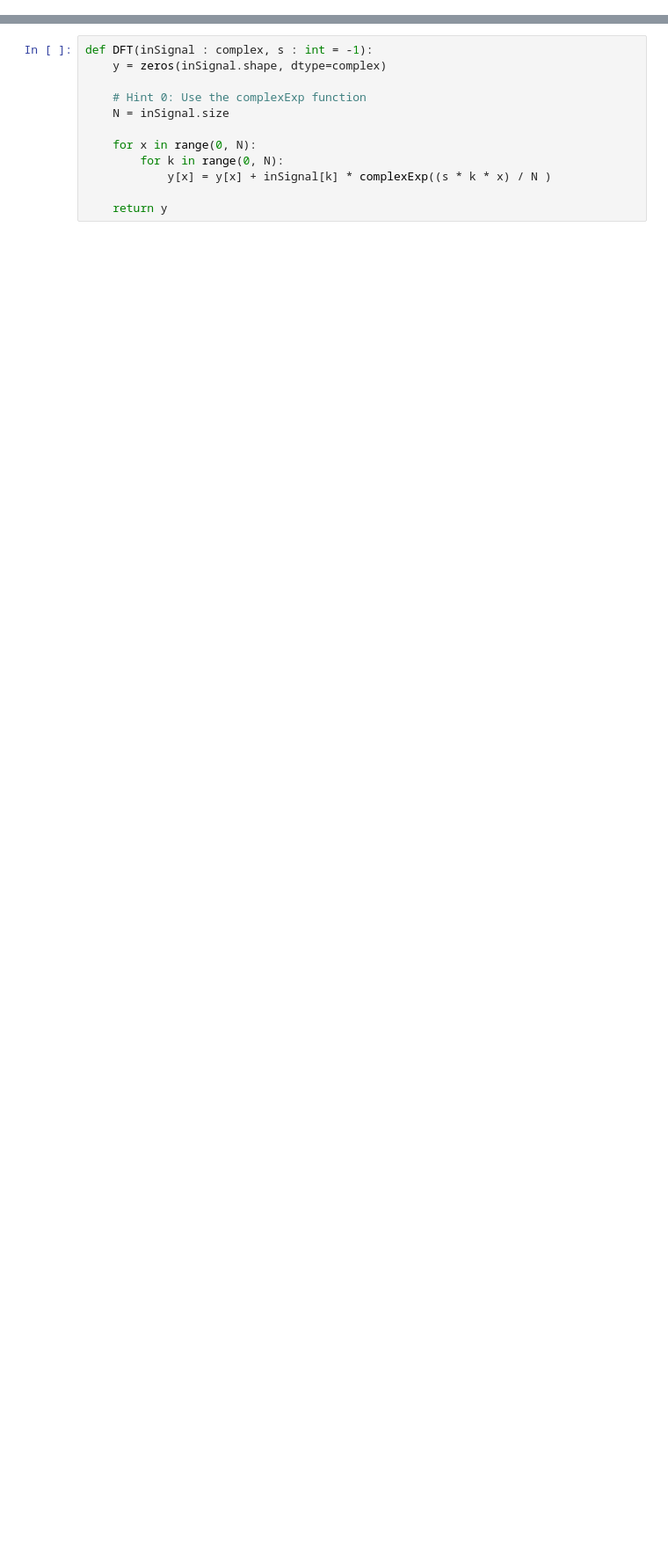
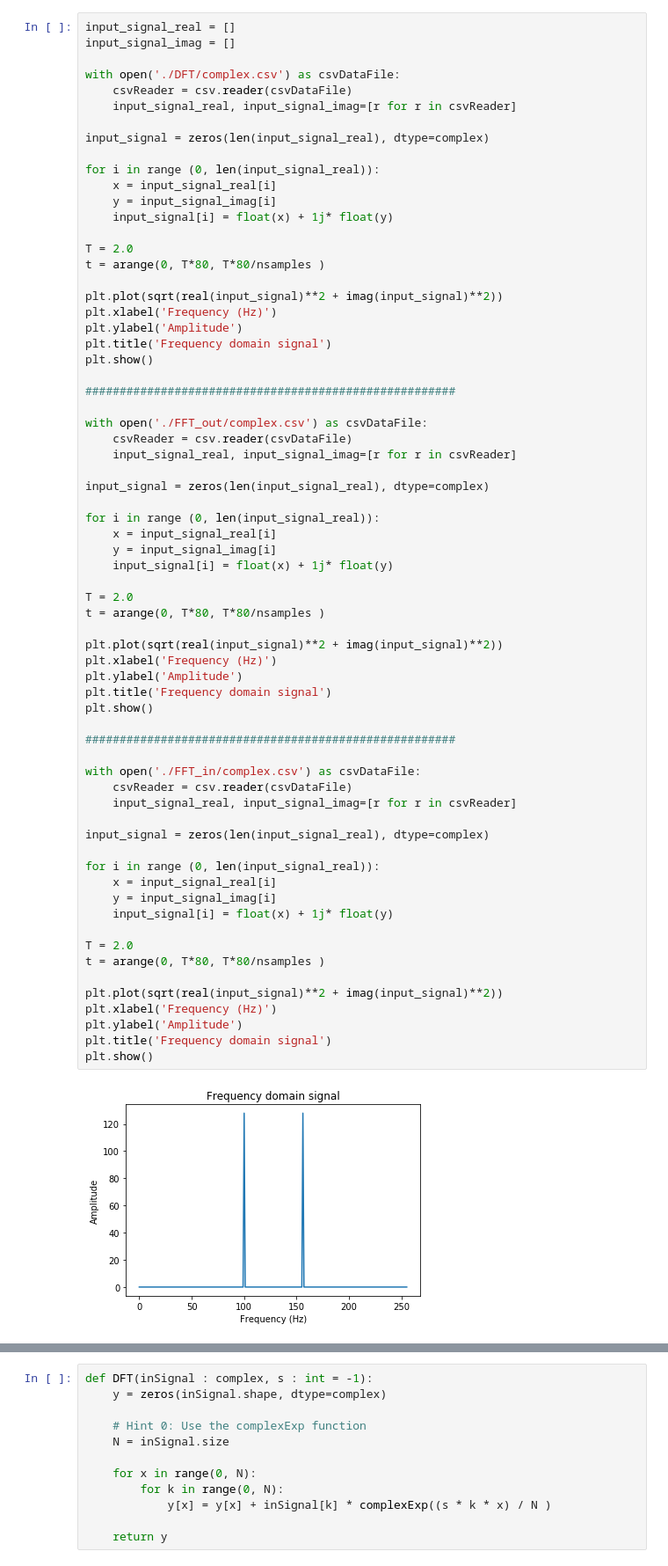
Before and after one commit to meiiqi/algorithm_optimization_fourier_transforms, a Jupyter notebook: plotting.ipynb, the cells around one changed output, grey strips where cells are left out. Shown at 88% size. Saved outputs shown, nothing was run; the diff lists cells and outputs as text; blank space fills up the shorter version.

```diff
--- a/plotting.ipynb
+++ b/plotting.ipynb
@@ -93,0 +67,69 @@ plt.show()
+# %%
+input_signal_real = []
+input_signal_imag = []
+
+with open('./DFT/complex.csv') as csvDataFile:
+    csvReader = csv.reader(csvDataFile)
+    input_signal_real, input_signal_imag=[r for r in csvReader]
+
+input_signal = zeros(len(input_signal_real), dtype=complex)
+
+for i in range (0, len(input_signal_real)):
+    x = input_signal_real[i]
+    y = input_signal_imag[i]
+    input_signal[i] = float(x) + 1j* float(y)
+
+T = 2.0
+t = arange(0, T*80, T*80/nsamples )
+
+plt.plot(sqrt(real(input_signal)**2 + imag(input_signal)**2))
+plt.xlabel('Frequency (Hz)')
+plt.ylabel('Amplitude')
+plt.title('Frequency domain signal')
+plt.show()
+
+######################################################
+
+with open('./FFT_out/complex.csv') as csvDataFile:
+    csvReader = csv.reader(csvDataFile)
+    input_signal_real, input_signal_imag=[r for r in csvReader]
+
+input_signal = zeros(len(input_signal_real), dtype=complex)
+
+for i in range (0, len(input_signal_real)):
+    x = input_signal_real[i]
+    y = input_signal_imag[i]
+    input_signal[i] = float(x) + 1j* float(y)
+
+T = 2.0
+t = arange(0, T*80, T*80/nsamples )
+
+plt.plot(sqrt(real(input_signal)**2 + imag(input_signal)**2))
+plt.xlabel('Frequency (Hz)')
+plt.ylabel('Amplitude')
+plt.title('Frequency domain signal')
+plt.show()
+
+######################################################
+
+with open('./FFT_in/complex.csv') as csvDataFile:
+    csvReader = csv.reader(csvDataFile)
+    input_signal_real, input_signal_imag=[r for r in csvReader]
+
+input_signal = zeros(len(input_signal_real), dtype=complex)
+
+for i in range (0, len(input_signal_real)):
+    x = input_signal_real[i]
+    y = input_signal_imag[i]
+    input_signal[i] = float(x) + 1j* float(y)
+
+T = 2.0
+t = arange(0, T*80, T*80/nsamples )
+
+plt.plot(sqrt(real(input_signal)**2 + imag(input_signal)**2))
+plt.xlabel('Frequency (Hz)')
+plt.ylabel('Amplitude')
+plt.title('Frequency domain signal')
+plt.show()
+# %% [output]
+[figure, added]
```
Also changed, not shown: parts of 16 cells of this notebook, 14 other files.
